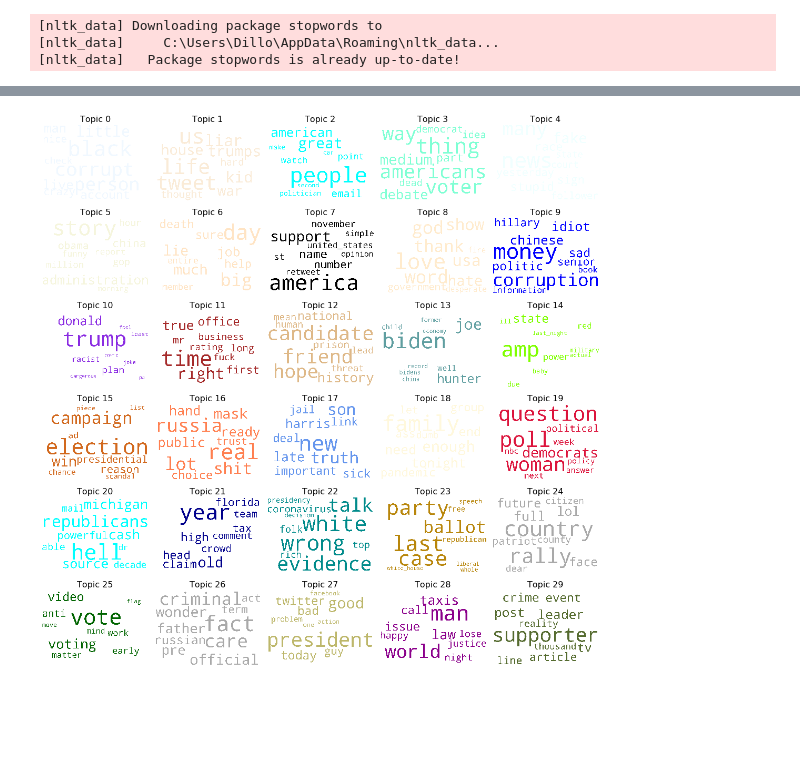
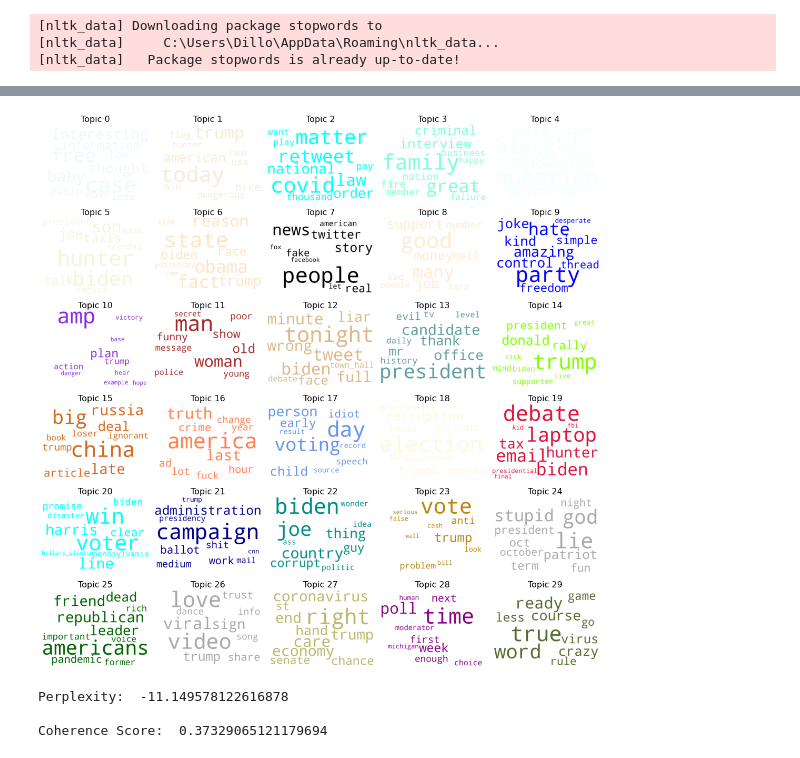
Before and after one commit to dillonmabry/2020-presidential-topics, a Jupyter notebook: jupyter-notebooks/LDA-Analysis.ipynb, the cells around one changed output, grey strips where cells are left out. Cells and saved outputs as stored; diff of their text form; code cells hidden in the pictures; blank space fills up the shorter version.

```diff
--- a/jupyter-notebooks/LDA-Analysis.ipynb
+++ b/jupyter-notebooks/LDA-Analysis.ipynb
@@ -77,7 +77,7 @@ class MongoDBConnect():
 # %%
 conn = os.getenv("MONGODB_CONNECTION")
 with MongoDBConnect(conn) as db:
-    items = db.get_all(collection="tweets")
+    items = db.get_all(collection="tweets", limit=250000)
     df = pd.DataFrame.from_dict(items)
 # %%
 # Load stop words and spacy nlp tokenizer
@@ -95,5 +95,6 @@ def preprocess_hashtags(text):
 # %%
 # Preprocessing
 df["hashtag"] = df["tweet"].apply(lambda x: preprocess_hashtags(x)) # Get hashtags for future analysis
+df["day"] = df["created_at"].dt.day # Get day for temporal analysis (topic evolution by day)
 df["tweet"] = df["tweet"].apply(lambda x: preprocess_tweet(x)) # Twitter preprocessing https://pypi.org/project/tweet-preprocessor/
 data = df["tweet"].values.tolist() # Convert to list
@@ -205,7 +200,7 @@ topic
 # %%
 # World Cloud Plots
-def create_word_cloud(topics, nrows, ncols, max_words=10):
-    colors = [color for name, color in mcolors.CSS4_COLORS.items()]
+def create_word_cloud(topics, nrows, ncols, color_theme, max_words=10):
+    colors = [color for name, color in color_theme]
 
     cloud = WordCloud(stopwords=stop_words,
                       background_color='white',
@@ -297,11 +292,11 @@ optimal_model = gensim.models.LdaMulticore(corpus=corpus,
                                        id2word=id2word,
                                        num_topics=30,
                                        random_state=42,
-                                       chunksize=100,
+                                       chunksize=1000,
                                        passes=10,
                                        per_word_topics=True)
 # %%
 opt_topics = optimal_model.show_topics(formatted=False, num_topics=-1) # Get all topics
-create_word_cloud(opt_topics, 6, 5)
+create_word_cloud(opt_topics, 6, 5, color_theme=mcolors.CSS4_COLORS.items())
 # %% [output]
-[figure, old version]
+[figure, new version]
@@ -309,0 +303,12 @@ create_word_cloud(opt_topics, 6, 5)
+# %%
+# Compute Perplexity
+print('\nPerplexity: ', optimal_model.log_perplexity(corpus))
+
+# Compute Coherence Score
+coherence_model_opt = CoherenceModel(model=optimal_model, texts=data_lemmatized, dictionary=id2word, coherence='c_v')
+coherence_lda_opt = coherence_model_opt.get_coherence()
+print('\nCoherence Score: ', coherence_lda_opt)
+# %% [output]
+Perplexity:  -11.149578122616878
+
+Coherence Score:  0.37329065121179694
```
Also changed, not shown: parts of 10 cells of this notebook, 2 other files.
